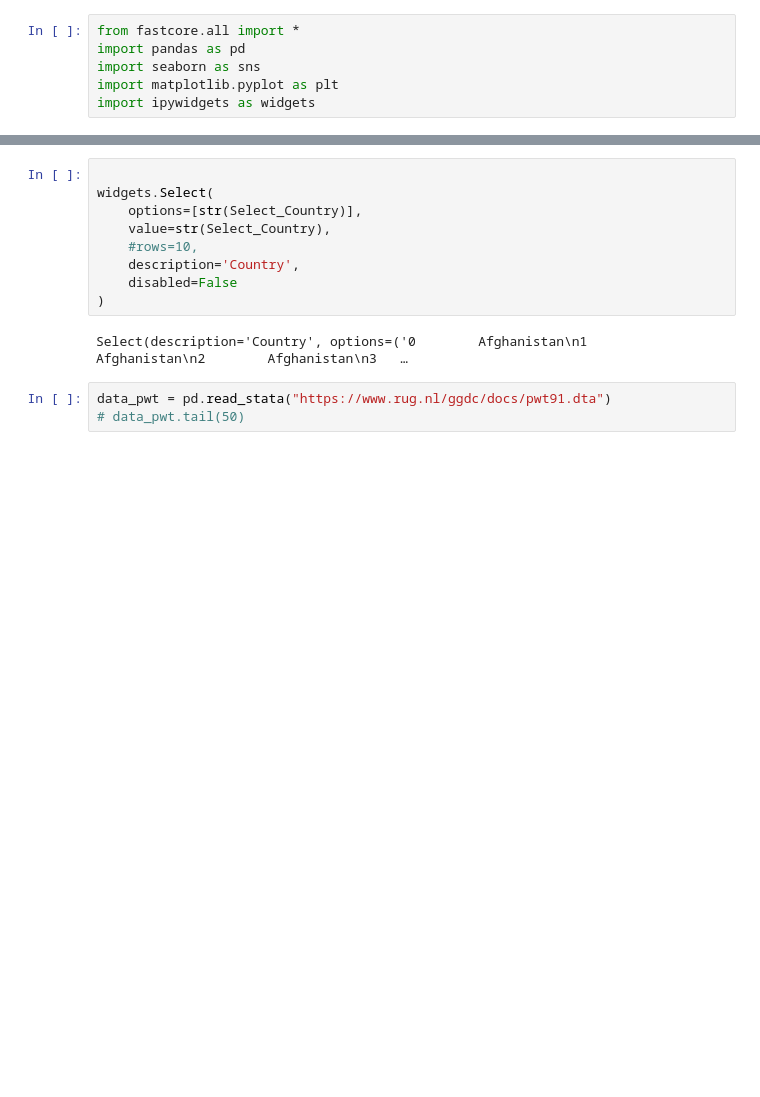
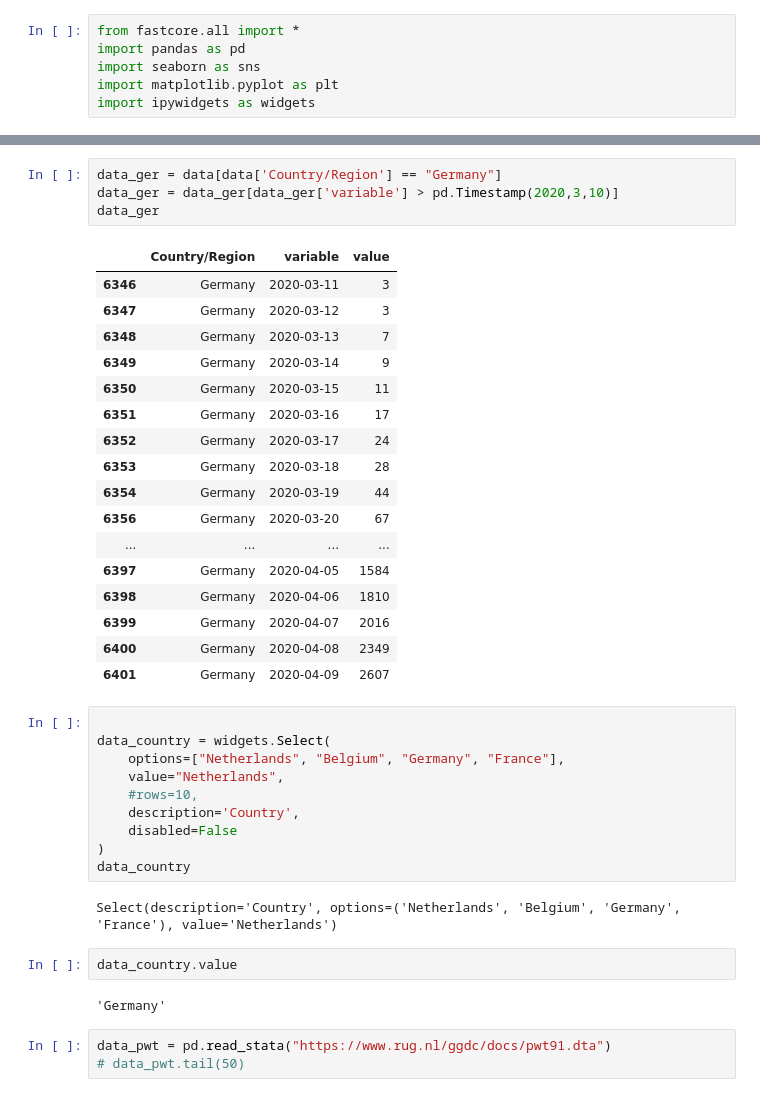
Before and after one commit to takotab/turbolamp, a Jupyter notebook: nbs/index.ipynb, the cells around one changed output, grey strips where cells are left out. Saved outputs shown, nothing was run; the diff lists cells and outputs as text; blank space fills up the shorter version.

```diff
--- a/nbs/index.ipynb
+++ b/nbs/index.ipynb
@@ -49,14 +50,41 @@ Select_Country = data['Country/Region']
+# %%
+data_ger = data[data['Country/Region'] == "Germany"]
+data_ger = data_ger[data_ger['variable'] > pd.Timestamp(2020,3,10)]
+data_ger
+# %% [output]
+|  | Country/Region | variable | value |
+| 6346 | Germany | 2020-03-11 | 3 |
+| 6347 | Germany | 2020-03-12 | 3 |
+| 6348 | Germany | 2020-03-13 | 7 |
+| 6349 | Germany | 2020-03-14 | 9 |
+| 6350 | Germany | 2020-03-15 | 11 |
+| 6351 | Germany | 2020-03-16 | 17 |
+| 6352 | Germany | 2020-03-17 | 24 |
+| 6353 | Germany | 2020-03-18 | 28 |
+| 6354 | Germany | 2020-03-19 | 44 |
+| 6356 | Germany | 2020-03-20 | 67 |
+| ... | ... | ... | ... |
+| 6397 | Germany | 2020-04-05 | 1584 |
+| 6398 | Germany | 2020-04-06 | 1810 |
+| 6399 | Germany | 2020-04-07 | 2016 |
+| 6400 | Germany | 2020-04-08 | 2349 |
+| 6401 | Germany | 2020-04-09 | 2607 |
 # %%
 
-widgets.Select(
-    options=[str(Select_Country)],
-    value=str(Select_Country),
+data_country = widgets.Select(
+    options=["Netherlands", "Belgium", "Germany", "France"],
+    value="Netherlands",
     #rows=10,
     description='Country',
     disabled=False
 )
+data_country
 # %% [output]
-Select(description='Country', options=('0        Afghanistan\n1        Afghanistan\n2        Afghanistan\n3   …
+Select(description='Country', options=('Netherlands', 'Belgium', 'Germany', 'France'), value='Netherlands')
+# %%
+data_country.value
+# %% [output]
+'Germany'
 # %%
 data_pwt = pd.read_stata("https://www.rug.nl/ggdc/docs/pwt91.dta")
 # data_pwt.tail(50)
```
Also changed, not shown: parts of 5 cells of this notebook.
